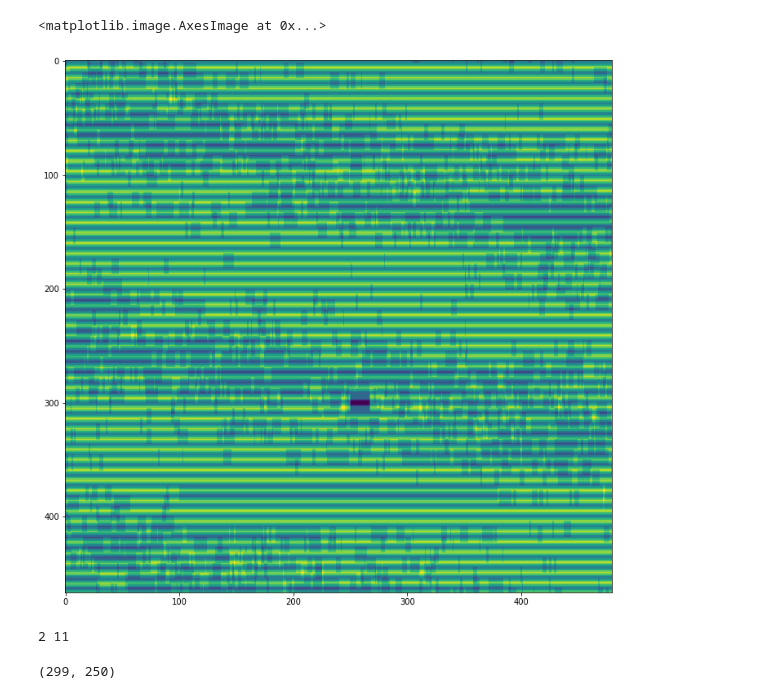
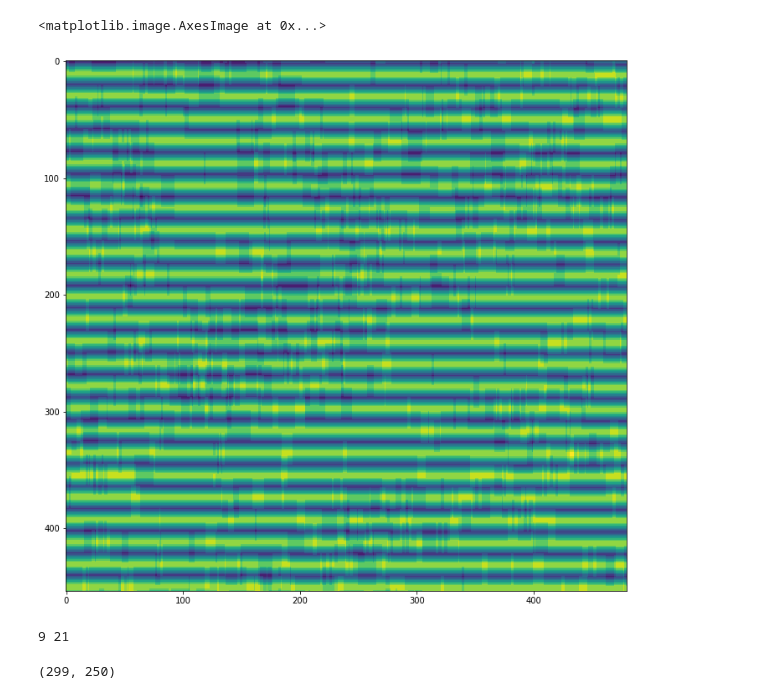
Before and after one commit to aurorlhc/Defect_binning, a Jupyter notebook: activation_test.ipynb, the cells around one changed output. Saved outputs shown, nothing was run; the diff lists cells and outputs as text; code cells hidden in the pictures.

```diff
--- a/activation_test.ipynb
+++ b/activation_test.ipynb
@@ -9,6 +9,6 @@ import pandas as pd
 
 %matplotlib inline
 # %%
-image1 = cv2.imread('../../Klarity_Defect/Picture173.jpg',0) #0 for grayscale
+image1 = cv2.imread('../../EUV_images/code_test/Manual-Window1-Top-CMix0-0516085648.Jpeg',0) #0 for grayscale
 print(image1.shape)
 # %% [output]
@@ -105,21 +110,21 @@ print(thresh_img[:, 250])
 # %%
 #print(line_width, line_dist)
-line_width, line_dist = 4,5
+line_width, line_dist = 11,8
 # %%
 line2 = np.ones(shape=(2*line_dist+line_width,1))
 # %%
-f = signal.convolve2d(thresh1, line2, 'valid')
+f = signal.convolve2d(thresh3, line2, 'valid')
 
 plt.figure(figsize=(12,12))
 plt.imshow(f)
 # %% [output]
 <matplotlib.image.AxesImage at 0x...>
-[figure, old version]
+[figure, new version]
 # %%
 #print(f[:,230])
-print( int(np.min(f)), int(np.max(f)))
+print(int(np.min(f)), int(np.max(f)))
 # %% [output]
-2 11
+9 21
 # %%
 #print(f[:,228])
 from numpy import argmax, argmin, unravel_index
```
Also changed, not shown: parts of 6 cells of this notebook, 1 other file.
